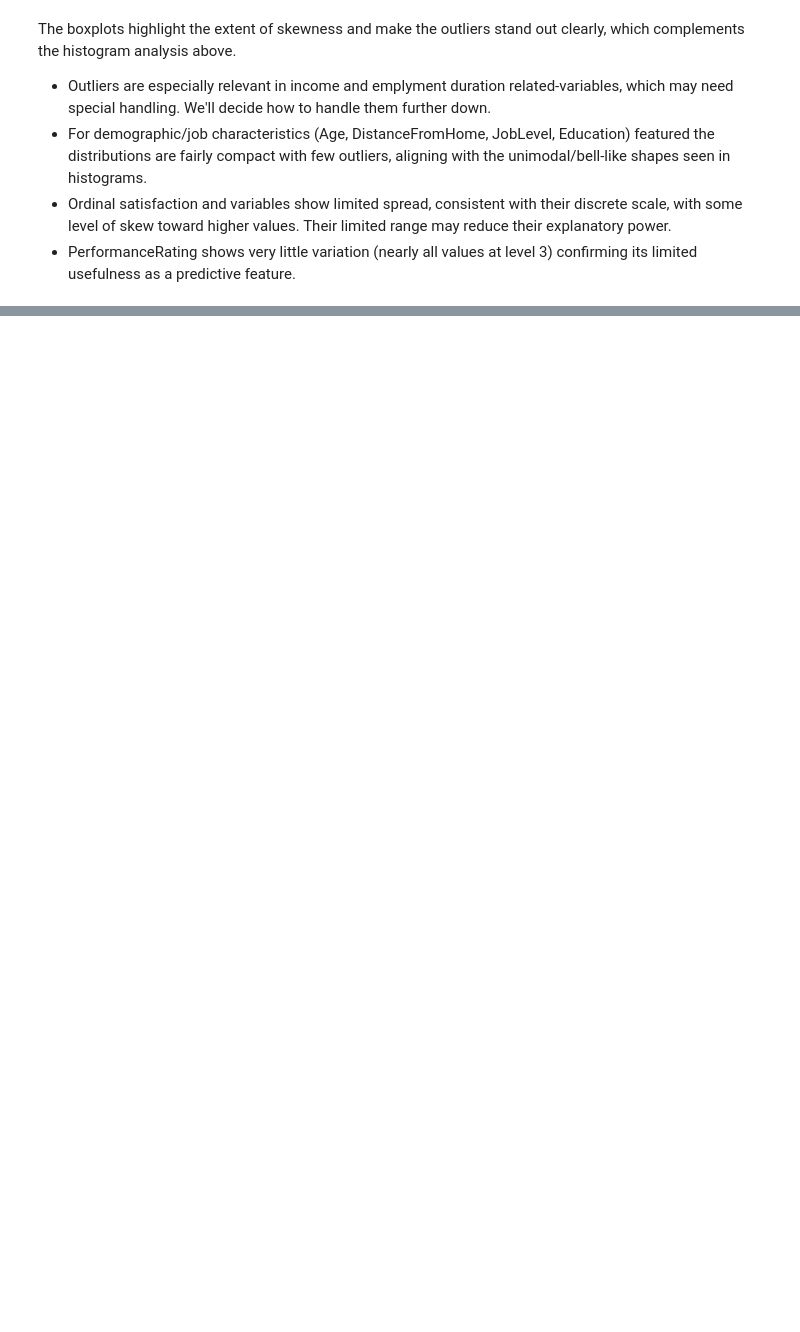
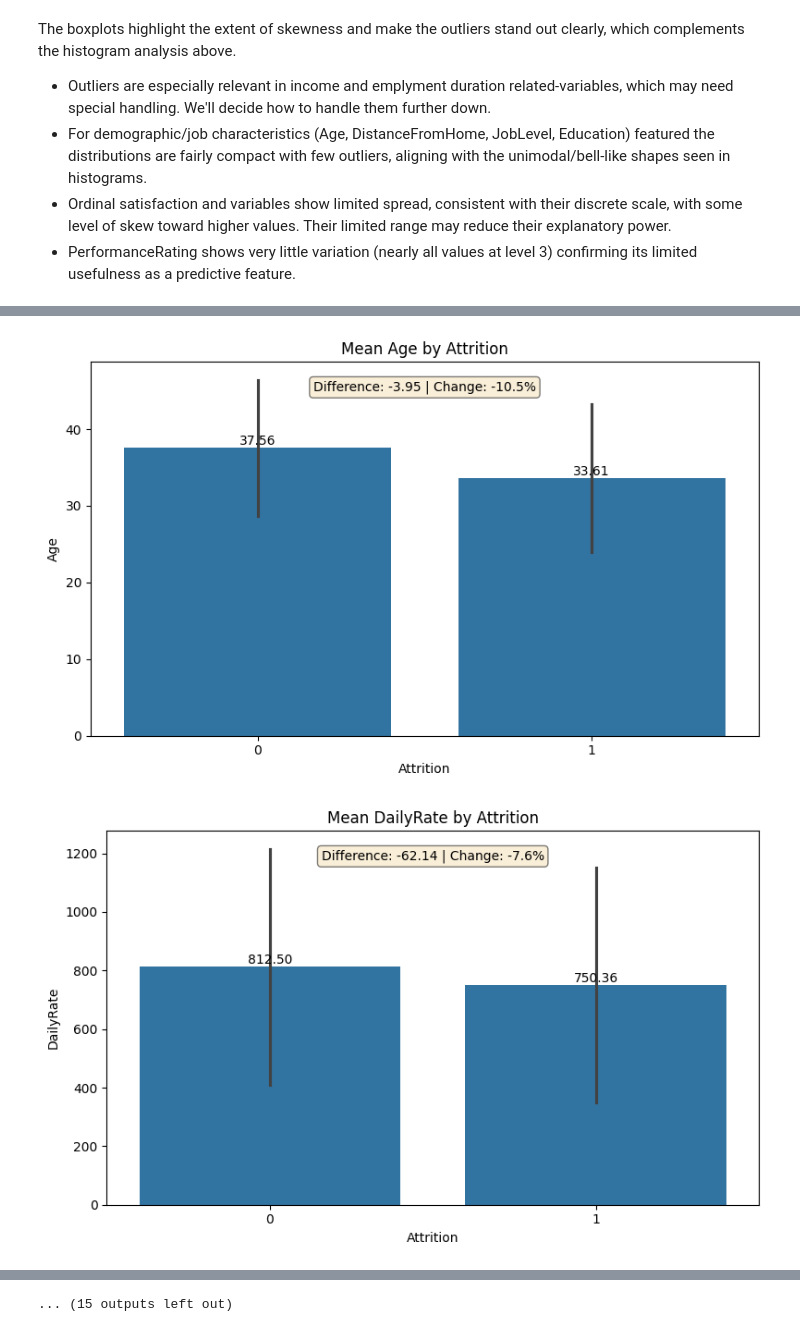
Before and after one commit to ricardo-neto-silva/EDSB_HR_Project, a Jupyter notebook: src/hr_attrition.ipynb, the cells around one changed output, grey strips where cells are left out. Cells and saved outputs as stored; diff of their text form; code cells hidden in the pictures; blank space fills up the shorter version.

```diff
--- a/src/hr_attrition.ipynb
+++ b/src/hr_attrition.ipynb
@@ -113,0 +262,49 @@ The boxplots highlight the extent of skewness and make the outliers stand out cl
+# %%
+data['Income_Rate_Ratio'] = data['MonthlyIncome'] / data['MonthlyRate']
+# %%
+# Dicionário para guardar as percentagens
+percentage_dict = {}
+
+numeric_cols = data.select_dtypes(include=['int64', 'float64']).columns.tolist()
+
+for col in numeric_cols:
+    plt.figure(figsize=(8, 5))
+    ax = sns.barplot(x=data['Attrition'], y=data[col], errorbar='sd')
+
+    # Remover a variável Attrition da lista
+    if 'Attrition' in numeric_cols:
+        numeric_cols.remove('Attrition')
+
+    # Calcular médias
+    means = data.groupby('Attrition')[col].mean()
+
+    mean_no = means.get('No', means.iloc[0])
+    mean_yes = means.get('Yes', means.iloc[1])
+
+    # Calcular diferença e percentagem
+    difference = mean_yes - mean_no
+    percentage = ((mean_yes / mean_no) - 1) * 100 if mean_no != 0 else 0
+
+    # Guardar percentagem
+    percentage_dict[col] = percentage
+
+    # Adicionar valores das médias
+    for container in ax.containers:
+        ax.bar_label(container, fmt='%.2f')
+
+    # Adicionar texto com a relação entre médias
+    plt.text(0.5, 0.95, f'Difference: {difference:.2f} | Change: {percentage:.1f}%',
+             transform=ax.transAxes, ha='center', va='top',
+             bbox=dict(boxstyle='round', facecolor='wheat', alpha=0.5))
+
+    plt.title(f'Mean {col} by Attrition')
+    plt.tight_layout()
+    plt.show()
+
+# Mostrar top 10 variáveis com maior percentagem (em valor absoluto)
+top_10 = pd.Series(percentage_dict).abs().sort_values(ascending=False).head(10)
+print("\nTop 10 variáveis com maior variação percentual:")
+print(top_10)
+# %% [output]
+[figure, added]
+[figure, added]
@@ -113,0 +321 @@ The boxplots highlight the extent of skewness and make the outliers stand out cl
+... (15 outputs left out)
```
Also changed, not shown: parts of 17 cells of this notebook.
